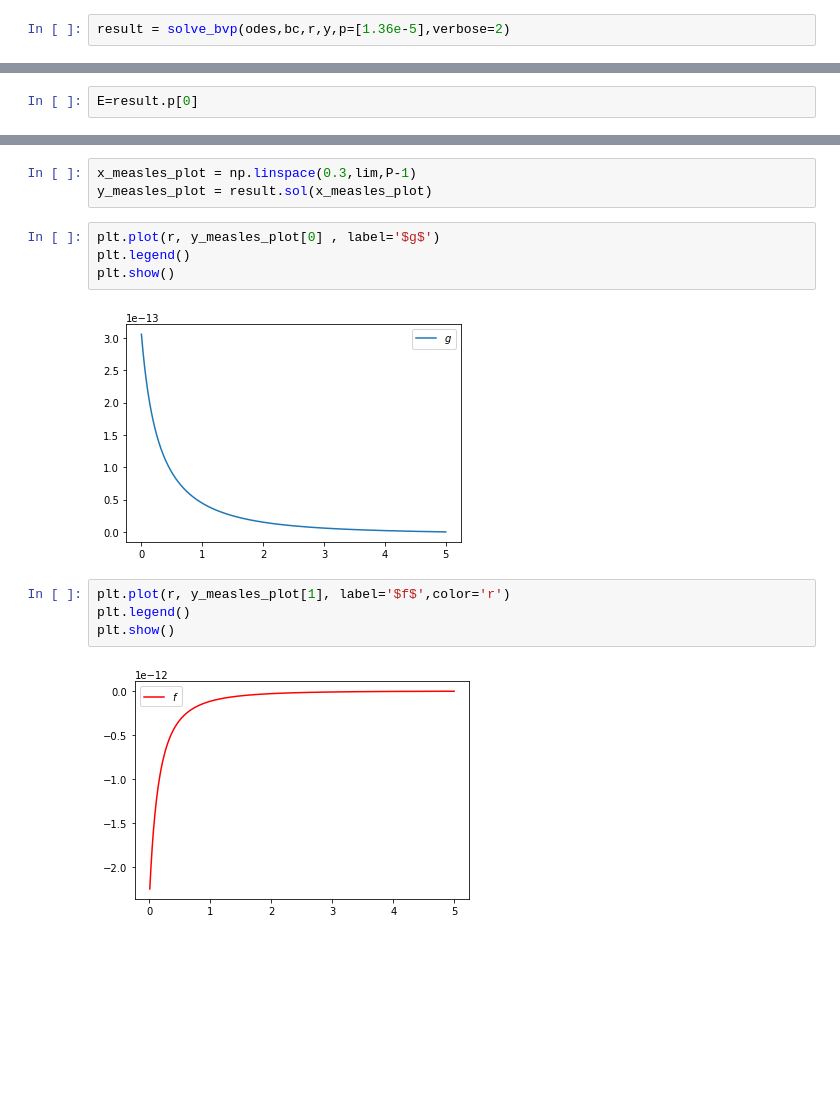
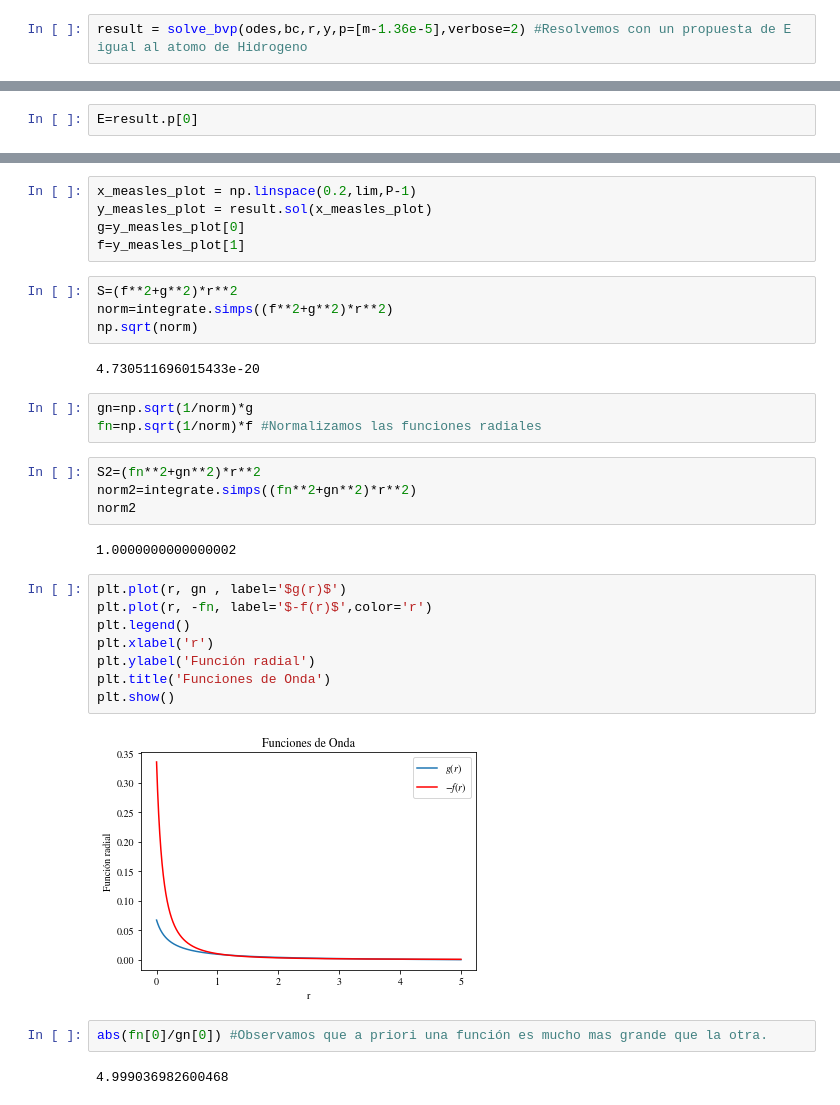
Before and after one commit to mjimenezsa/RQM, a Jupyter notebook: Quiz3P2I2.ipynb, the cells around one changed output, grey strips where cells are left out. Saved outputs shown, nothing was run; the diff lists cells and outputs as text; blank space fills up the shorter version.

```diff
--- a/Quiz3P2I2.ipynb
+++ b/Quiz3P2I2.ipynb
@@ -44,4 +45,4 @@ y[1,2]=np.exp(r[2])
 # %%
-result = solve_bvp(odes,bc,r,y,p=[1.36e-5],verbose=2)
+result = solve_bvp(odes,bc,r,y,p=[m-1.36e-5],verbose=2) #Resolvemos con un propuesta de E igual al atomo de Hidrogeno
 # %% [output]
    Iteration    Max residual  Max BC residual  Total nodes    Nodes added
@@ -58,15 +59,34 @@ print(E)
 # %%
-x_measles_plot = np.linspace(0.3,lim,P-1)
+x_measles_plot = np.linspace(0.2,lim,P-1)
 y_measles_plot = result.sol(x_measles_plot)
+g=y_measles_plot[0]
+f=y_measles_plot[1]
-# %%
-plt.plot(r, y_measles_plot[0] , label='$g$')
-plt.legend()
-plt.show()
-# %% [output]
-[figure, removed]
+# %%
+S=(f**2+g**2)*r**2
+norm=integrate.simps((f**2+g**2)*r**2)
+np.sqrt(norm)
+# %% [output]
+4.730511696015433e-20
+# %%
+gn=np.sqrt(1/norm)*g
+fn=np.sqrt(1/norm)*f #Normalizamos las funciones radiales
+# %%
+S2=(fn**2+gn**2)*r**2
+norm2=integrate.simps((fn**2+gn**2)*r**2)
+norm2
+# %% [output]
+1.0000000000000002
 # %%
-plt.plot(r, y_measles_plot[1], label='$f$',color='r')
+plt.plot(r, gn , label='$g(r)$')
+plt.plot(r, -fn, label='$-f(r)$',color='r')
 plt.legend()
+plt.xlabel('r')
+plt.ylabel('Función radial')
+plt.title('Funciones de Onda')
 plt.show()
 # %% [output]
-[figure, old version]
+[figure, new version]
+# %%
+abs(fn[0]/gn[0]) #Observamos que a priori una función es mucho mas grande que la otra.
+# %% [output]
+4.999036982600468
```
Also changed, not shown: parts of 20 cells of this notebook, 1 other file.
